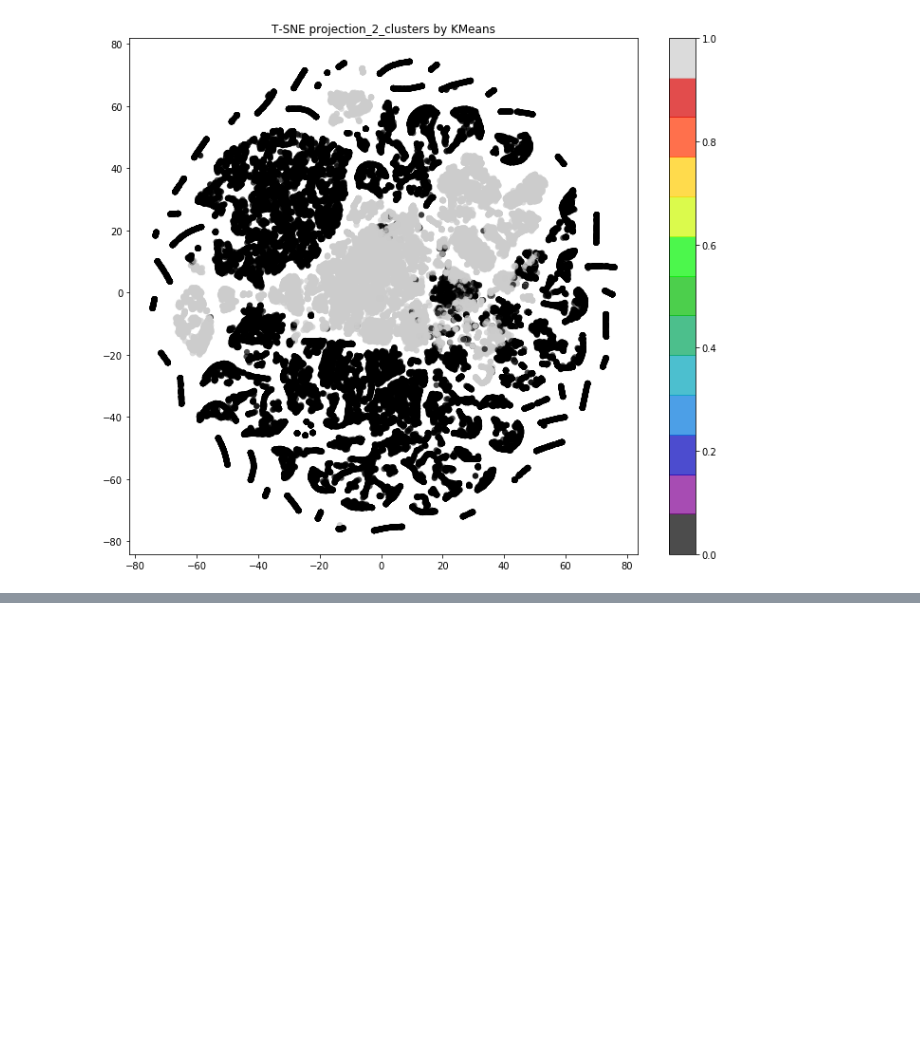
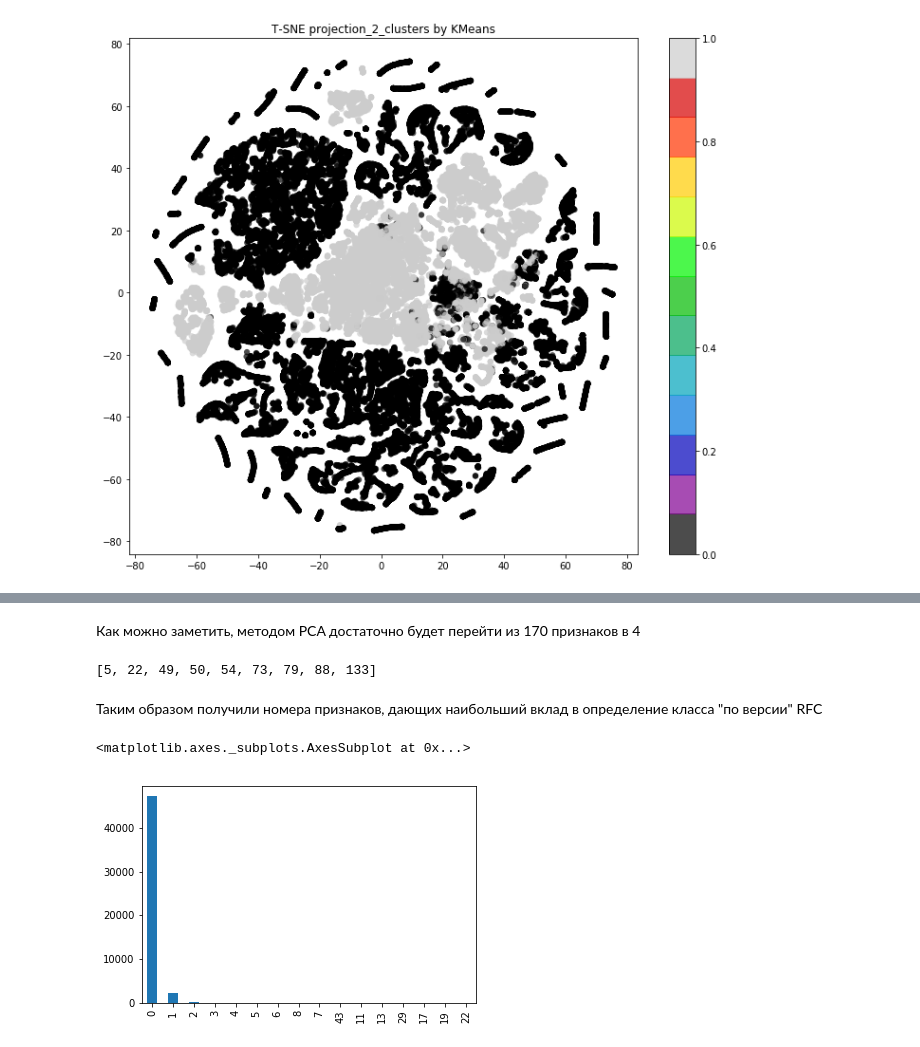
Before and after one commit to BassKot/AF, a Jupyter notebook: Test.ipynb, the cells around one changed output, grey strips where cells are left out. Saved outputs shown, nothing was run; the diff lists cells and outputs as text; code cells hidden in the pictures; blank space fills up the shorter version.

```diff
--- a/Test.ipynb
+++ b/Test.ipynb
@@ -256,0 +328,18 @@ ax.scatter(X_t3[:, 0], X_t3[:, 1], X_t3[:, 2],c=y)
+# %% [markdown]
+Как можно заметить, методом PCA достаточно будет перейти из 170 признаков в 4
+# %%
+a = []                                         ### Записываем номера признаков,
+for i in range(len(rf.feature_importances_)):   # дающих наибольший вклад
+    if rf.feature_importances_[i] > 0.02:
+        a.append(i)
+
+print(a)
+# %% [output]
+[5, 22, 49, 50, 54, 73, 79, 88, 133]
+# %% [markdown]
+Таким образом получили номера признаков, дающих наибольший вклад в определение класса "по версии" RFC
+# %%
+data1[54].value_counts().plot(kind='bar')
+# %% [output]
+<matplotlib.axes._subplots.AxesSubplot at 0x...>
+[figure, added]
```
Also changed, not shown: parts of 29 cells of this notebook.
